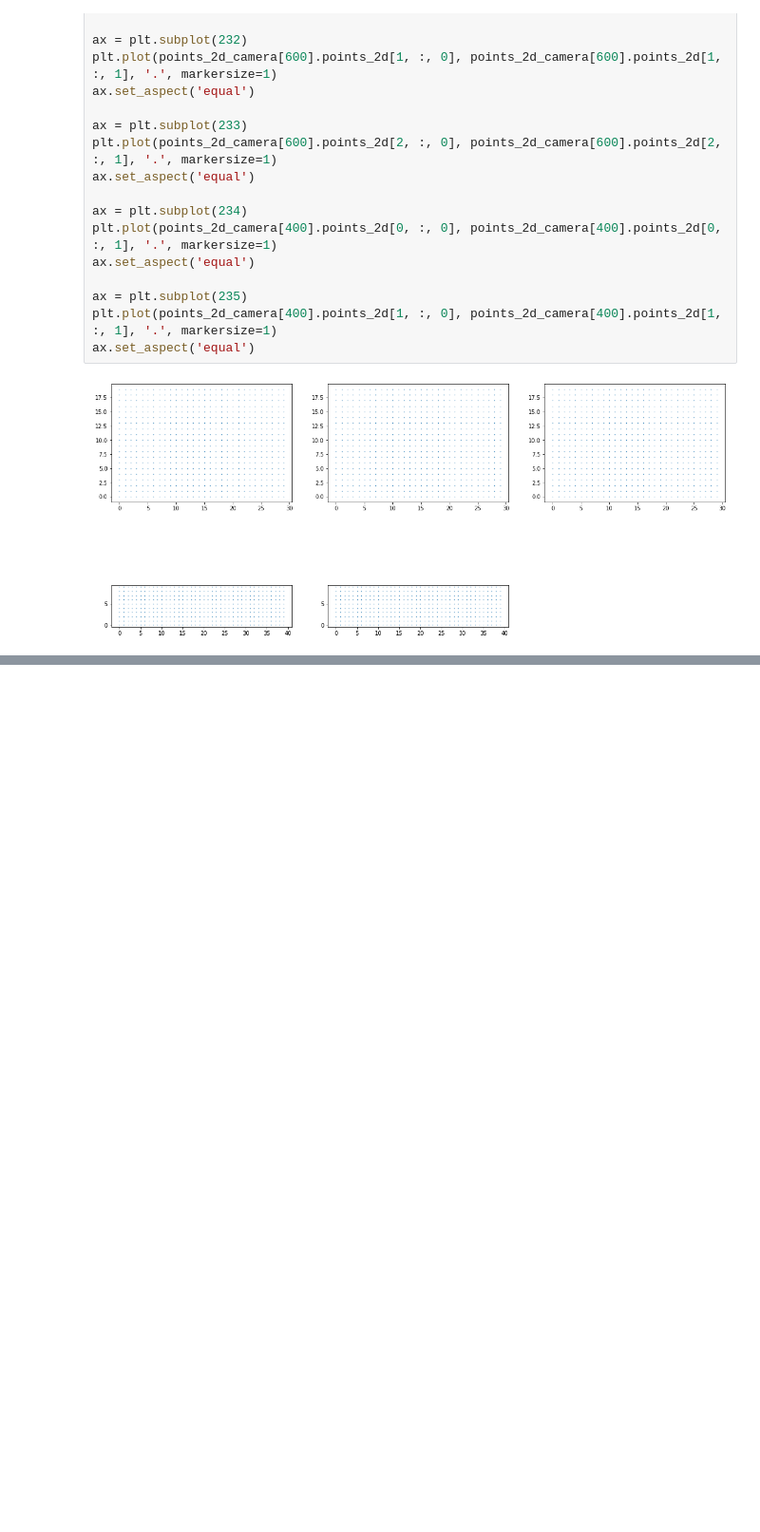
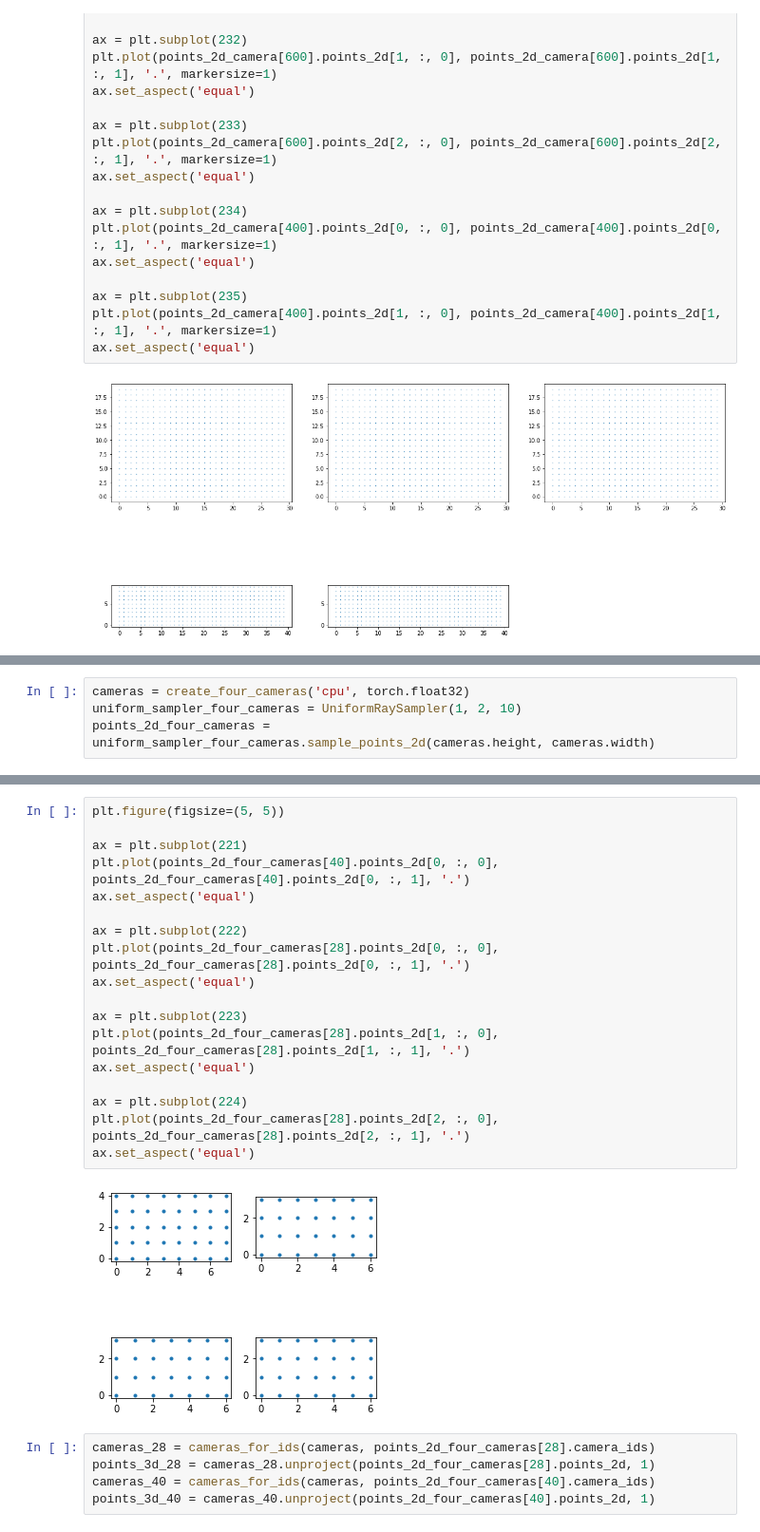
Before and after one commit to YanivHollander/kornia_nerf_jupyter, a Jupyter notebook: test_rays.ipynb, the cells around one changed output, grey strips where cells are left out. Shown at 95% size. Drawn from its saved outputs; the diff is of its cells as text; blank space fills up the shorter version.

```diff
--- a/test_rays.ipynb
+++ b/test_rays.ipynb
@@ -73,0 +77,4 @@ ax.set_aspect('equal')
+# %%
+cameras = create_four_cameras('cpu', torch.float32)
+uniform_sampler_four_cameras = UniformRaySampler(1, 2, 10)
+points_2d_four_cameras = uniform_sampler_four_cameras.sample_points_2d(cameras.height, cameras.width)
@@ -73,0 +99,25 @@ ax.set_aspect('equal')
+# %%
+plt.figure(figsize=(5, 5))
+
+ax = plt.subplot(221)
+plt.plot(points_2d_four_cameras[40].points_2d[0, :, 0], points_2d_four_cameras[40].points_2d[0, :, 1], '.')
+ax.set_aspect('equal')
+
+ax = plt.subplot(222)
+plt.plot(points_2d_four_cameras[28].points_2d[0, :, 0], points_2d_four_cameras[28].points_2d[0, :, 1], '.')
+ax.set_aspect('equal')
+
+ax = plt.subplot(223)
+plt.plot(points_2d_four_cameras[28].points_2d[1, :, 0], points_2d_four_cameras[28].points_2d[1, :, 1], '.')
+ax.set_aspect('equal')
+
+ax = plt.subplot(224)
+plt.plot(points_2d_four_cameras[28].points_2d[2, :, 0], points_2d_four_cameras[28].points_2d[2, :, 1], '.')
+ax.set_aspect('equal')
+# %% [output]
+[figure, added]
+# %%
+cameras_28 = cameras_for_ids(cameras, points_2d_four_cameras[28].camera_ids)
+points_3d_28 = cameras_28.unproject(points_2d_four_cameras[28].points_2d, 1)
+cameras_40 = cameras_for_ids(cameras, points_2d_four_cameras[40].camera_ids)
+points_3d_40 = cameras_40.unproject(points_2d_four_cameras[40].points_2d, 1)
```
Also changed, not shown: parts of 7 cells of this notebook.
